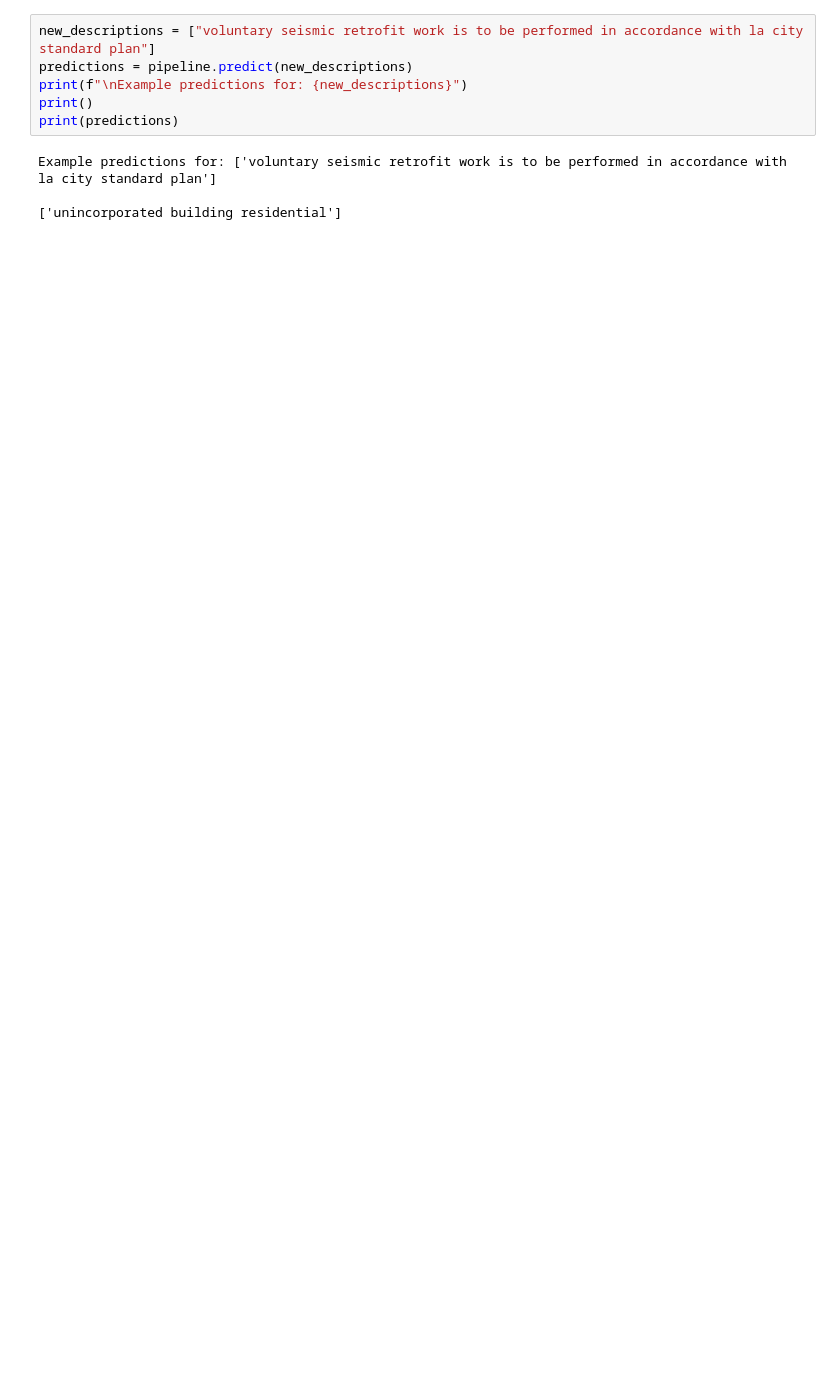
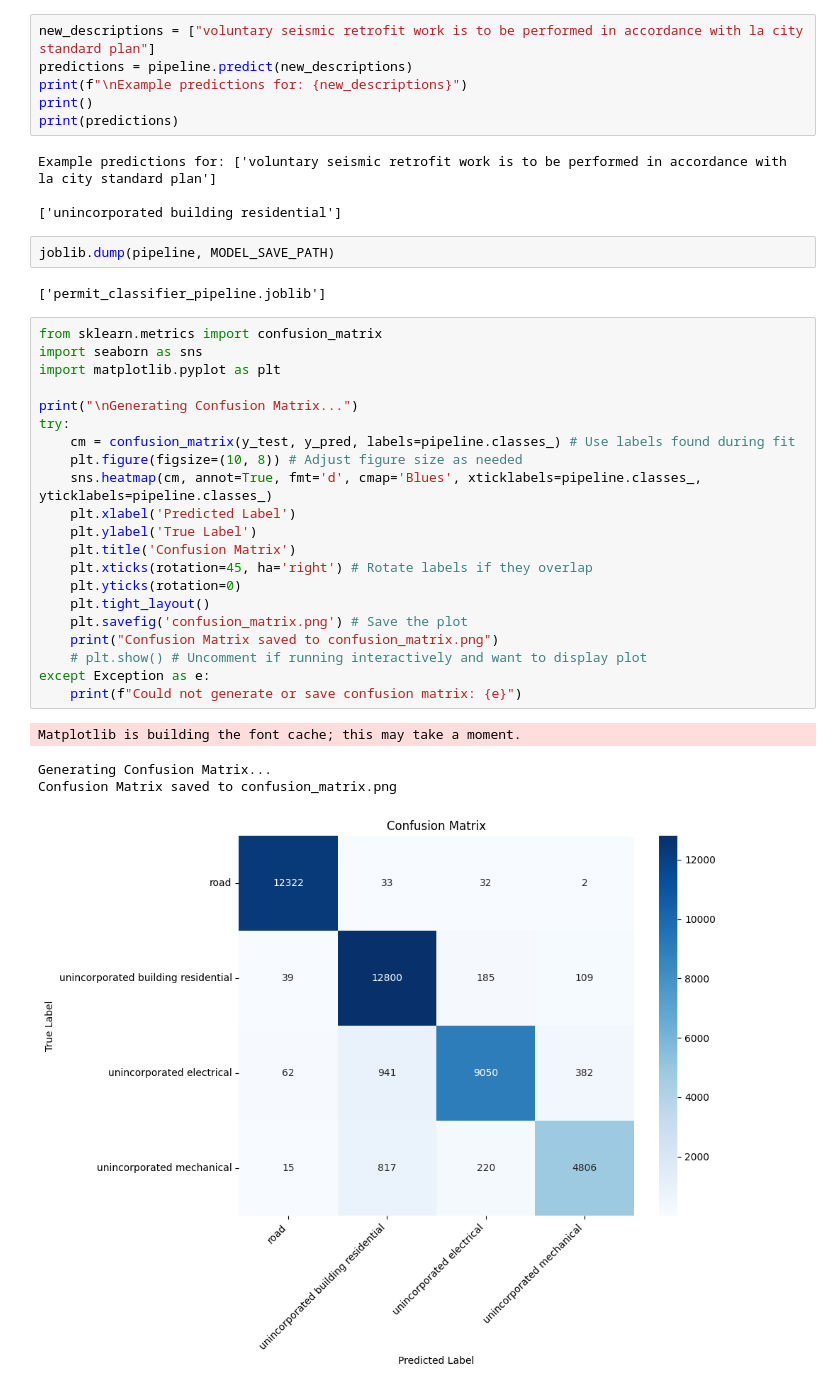
Before and after one commit to AJ-C22/PermitIQ, a Jupyter notebook: train.ipynb, the cells around one changed output. Cells and saved outputs as stored; diff of their text form; blank space fills up the shorter version.

Commit message:
Pickled model & eval

```diff
--- a/train.ipynb
+++ b/train.ipynb
@@ -124,3 +125,33 @@ print(predictions)
 Example predictions for: ['voluntary seismic retrofit work is to be performed in accordance with la city standard plan']
 
 ['unincorporated building residential']
+# %%
+joblib.dump(pipeline, MODEL_SAVE_PATH)
+# %% [output]
+['permit_classifier_pipeline.joblib']
+# %%
+from sklearn.metrics import confusion_matrix
+import seaborn as sns
+import matplotlib.pyplot as plt
+
+print("\nGenerating Confusion Matrix...")
+try:
+    cm = confusion_matrix(y_test, y_pred, labels=pipeline.classes_) # Use labels found during fit
+    plt.figure(figsize=(10, 8)) # Adjust figure size as needed
+    sns.heatmap(cm, annot=True, fmt='d', cmap='Blues', xticklabels=pipeline.classes_, yticklabels=pipeline.classes_)
+    plt.xlabel('Predicted Label')
+    plt.ylabel('True Label')
+    plt.title('Confusion Matrix')
+    plt.xticks(rotation=45, ha='right') # Rotate labels if they overlap
+    plt.yticks(rotation=0)
+    plt.tight_layout()
+    plt.savefig('confusion_matrix.png') # Save the plot
+    print("Confusion Matrix saved to confusion_matrix.png")
+    # plt.show() # Uncomment if running interactively and want to display plot
+except Exception as e:
+    print(f"Could not generate or save confusion matrix: {e}")
+# %% [output]
+Matplotlib is building the font cache; this may take a moment.
+Generating Confusion Matrix...
+Confusion Matrix saved to confusion_matrix.png
+[figure, added]
```
Also changed, not shown: parts of 5 cells of this notebook, 4 other files.
